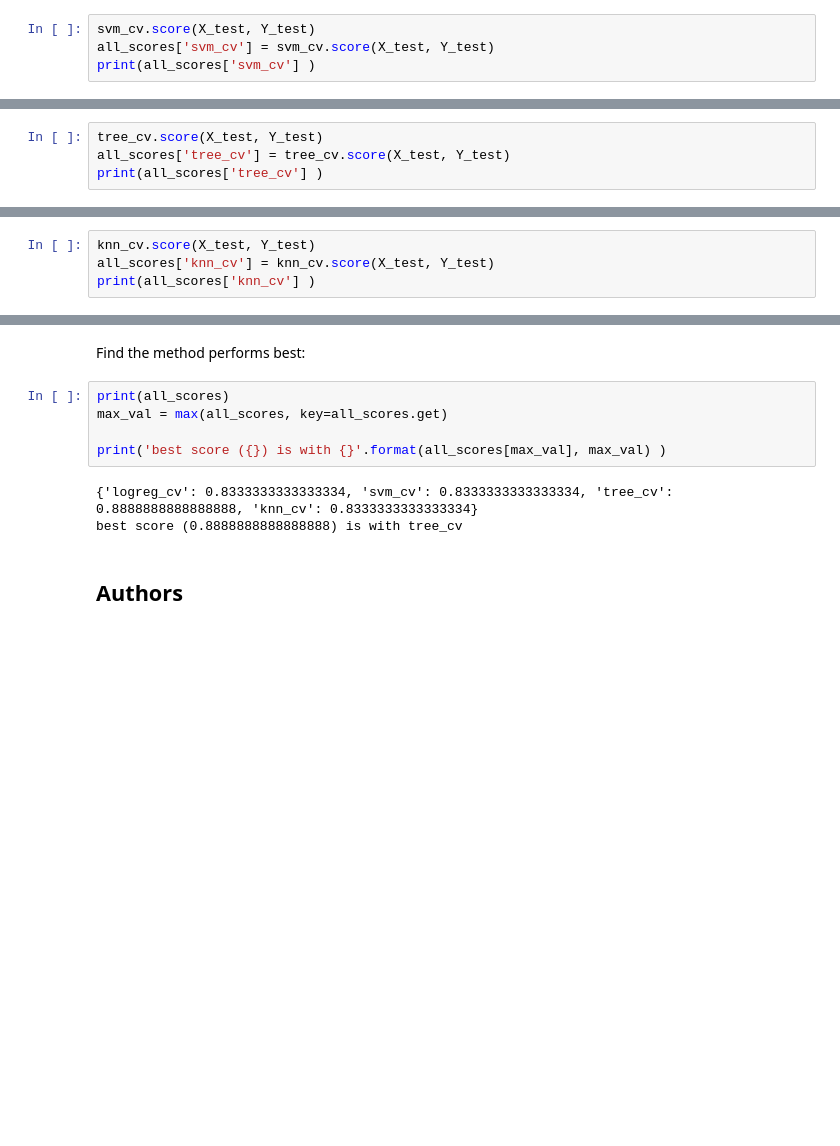
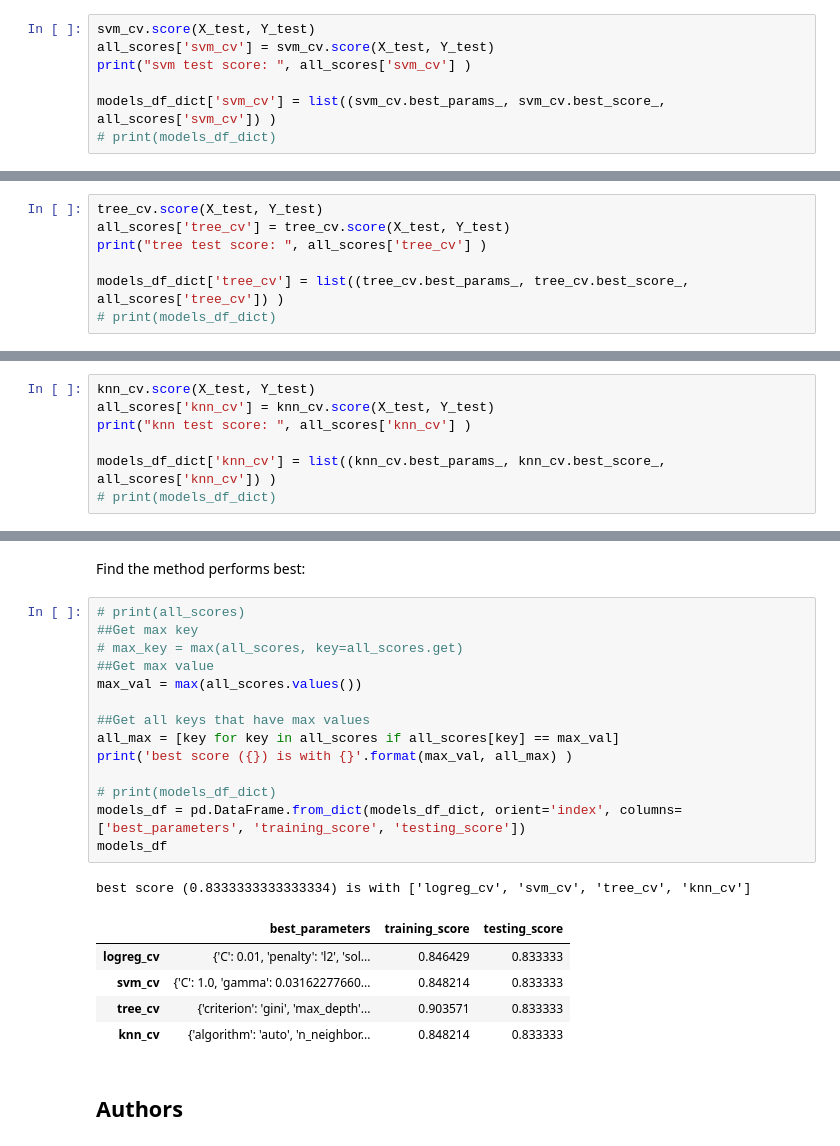
Before and after one commit to csjean/Coursera_Data_TEST, a Jupyter notebook: Applied DSc Capstone - 07 ML Prediction.ipynb, the cells around one changed output, grey strips where cells are left out. Cells and saved outputs as stored; diff of their text form; blank space fills up the shorter version.

```diff
--- a/Applied DSc Capstone - 07 ML Prediction.ipynb
+++ b/Applied DSc Capstone - 07 ML Prediction.ipynb
@@ -253,5 +305,8 @@ Calculate the accuracy on the test data using the method <code>score</code>:
 # %%
 svm_cv.score(X_test, Y_test)
 all_scores['svm_cv'] = svm_cv.score(X_test, Y_test)
-print(all_scores['svm_cv'] )
+print("svm test score: ", all_scores['svm_cv'] )
+
+models_df_dict['svm_cv'] = list((svm_cv.best_params_, svm_cv.best_score_, all_scores['svm_cv']) )
+# print(models_df_dict)
 # %% [output]
@@ -300,5 +368,8 @@ Calculate the accuracy of tree_cv on the test data using the method <code>score<
 # %%
 tree_cv.score(X_test, Y_test)
 all_scores['tree_cv'] = tree_cv.score(X_test, Y_test)
-print(all_scores['tree_cv'] )
+print("tree test score: ", all_scores['tree_cv'] )
+
+models_df_dict['tree_cv'] = list((tree_cv.best_params_, tree_cv.best_score_, all_scores['tree_cv']) )
+# print(models_df_dict)
 # %% [output]
@@ -341,5 +412,8 @@ Calculate the accuracy of tree_cv on the test data using the method <code>score<
 # %%
 knn_cv.score(X_test, Y_test)
 all_scores['knn_cv'] = knn_cv.score(X_test, Y_test)
-print(all_scores['knn_cv'] )
+print("knn test score: ", all_scores['knn_cv'] )
+
+models_df_dict['knn_cv'] = list((knn_cv.best_params_, knn_cv.best_score_, all_scores['knn_cv']) )
+# print(models_df_dict)
 # %% [output]
@@ -355,14 +429,27 @@ plot_confusion_matrix(Y_test,yhat)
 ## TASK  12
 # %% [markdown]
 Find the method performs best:
-# %%
-print(all_scores)
-max_val = max(all_scores, key=all_scores.get)
-
-print('best score ({}) is with {}'.format(all_scores[max_val], max_val) )
-# %% [output]
-{'logreg_cv': 0.8333333333333334, 'svm_cv': 0.8333333333333334, 'tree_cv': 0.8888888888888888, 'knn_cv': 0.8333333333333334}
-best score (0.8888888888888888) is with tree_cv
+# %%
+# print(all_scores)
+##Get max key
+# max_key = max(all_scores, key=all_scores.get)
+##Get max value
+max_val = max(all_scores.values())
+
+##Get all keys that have max values
+all_max = [key for key in all_scores if all_scores[key] == max_val]
+print('best score ({}) is with {}'.format(max_val, all_max) )
+
+# print(models_df_dict)
+models_df = pd.DataFrame.from_dict(models_df_dict, orient='index', columns=['best_parameters', 'training_score', 'testing_score'])
+models_df
+# %% [output]
+best score (0.8333333333333334) is with ['logreg_cv', 'svm_cv', 'tree_cv', 'knn_cv']
+|  | best_parameters | training_score | testing_score |
+| logreg_cv | {'C': 0.01, 'penalty': 'l2', 'sol... | 0.846429 | 0.833333 |
+| svm_cv | {'C': 1.0, 'gamma': 0.03162277660... | 0.848214 | 0.833333 |
+| tree_cv | {'criterion': 'gini', 'max_depth'... | 0.903571 | 0.833333 |
+| knn_cv | {'algorithm': 'auto', 'n_neighbor... | 0.848214 | 0.833333 |
 # %% [markdown]
 ## Authors
 # %% [markdown]
```
Also changed, not shown: parts of 12 cells of this notebook.
